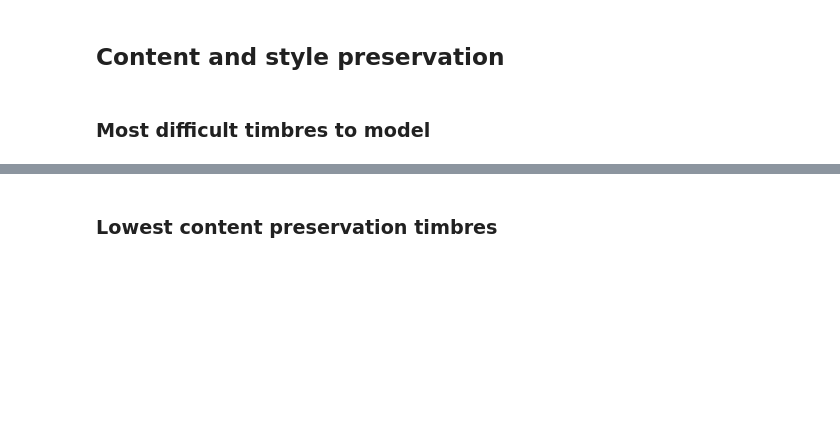
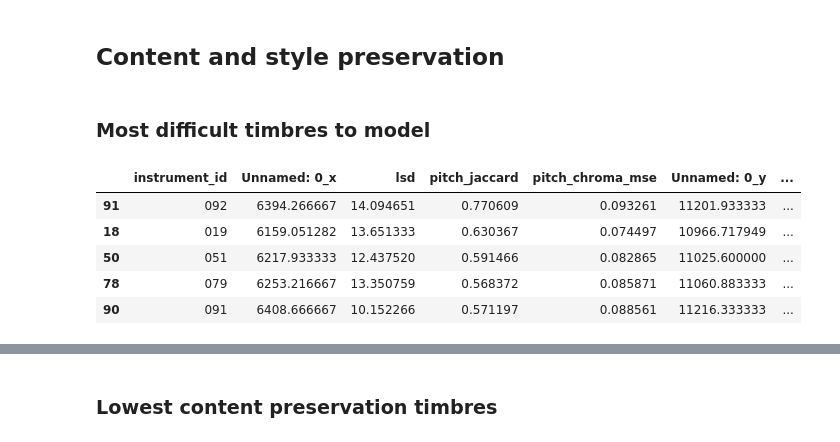
Before and after one commit to wojtekk23/ss-vq-vae, a Jupyter notebook: experiments/Thesis Visualizations and Analyses.ipynb, the cells around one changed output, grey strips where cells are left out. Saved outputs shown, nothing was run; the diff lists cells and outputs as text; code cells hidden in the pictures; blank space fills up the shorter version.

```diff
--- a/experiments/Thesis Visualizations and Analyses.ipynb
+++ b/experiments/Thesis Visualizations and Analyses.ipynb
@@ -290,3 +296,12 @@ original_difficult_timbres_sorted = original_difficult_timbres_grouped.sort_valu
+# %%
+difficult_timbres.head(5)
+# %% [output]
+|  | instrument_id | Unnamed: 0_x | lsd | pitch_jaccard | pitch_chroma_mse | Unnamed: 0_y | ... |
+| 91 | 092 | 6394.266667 | 14.094651 | 0.770609 | 0.093261 | 11201.933333 | ... |
+| 18 | 019 | 6159.051282 | 13.651333 | 0.630367 | 0.074497 | 10966.717949 | ... |
+| 50 | 051 | 6217.933333 | 12.437520 | 0.591466 | 0.082865 | 11025.600000 | ... |
+| 78 | 079 | 6253.216667 | 13.350759 | 0.568372 | 0.085871 | 11060.883333 | ... |
+| 90 | 091 | 6408.666667 | 10.152266 | 0.571197 | 0.088561 | 11216.333333 | ... |
 # %%
 leaky_relu_difficult_timbres_sorted
 # %% [output]
```
Also changed, not shown: parts of 7 cells of this notebook.
